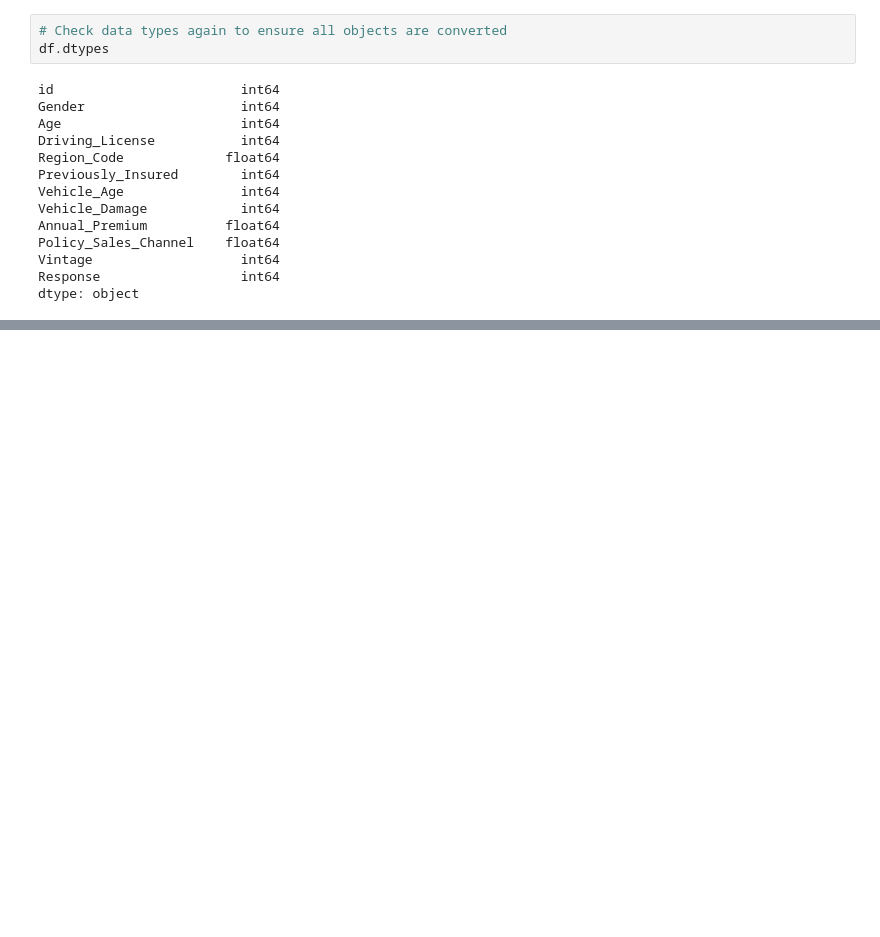
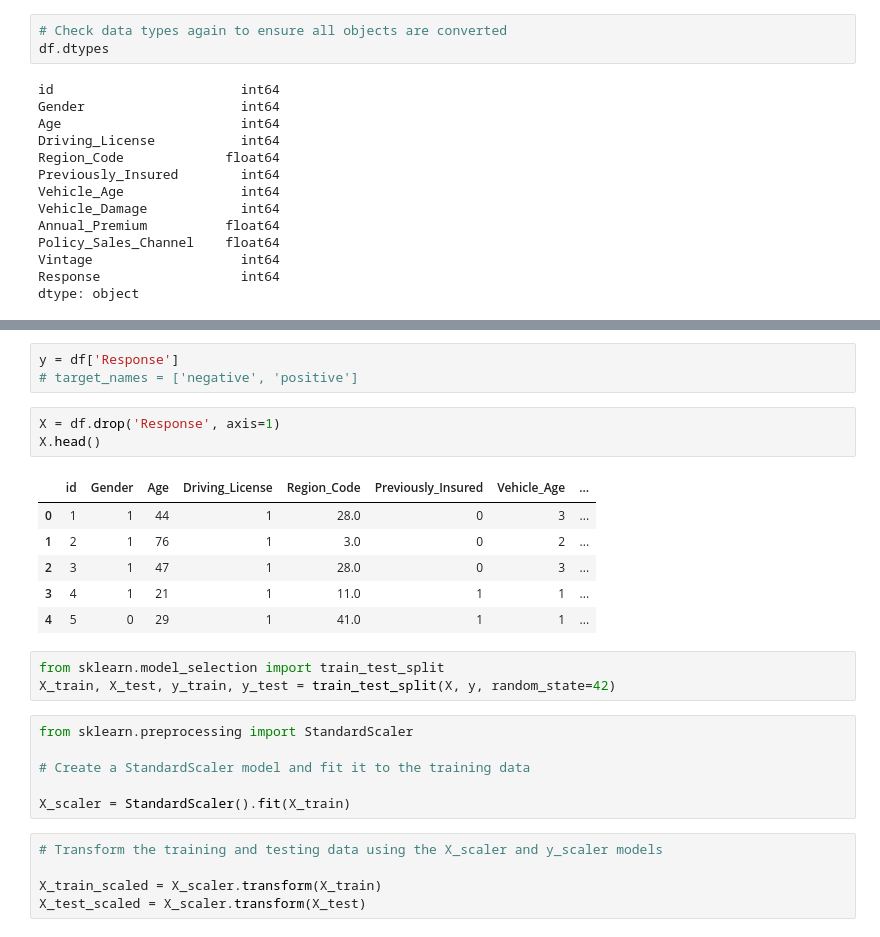
Before and after one commit to szerpa17/cross-sell-predictions, a Jupyter notebook: ml_model_build.ipynb, the cells around one changed output, grey strips where cells are left out. Cells and saved outputs as stored; diff of their text form; blank space fills up the shorter version.

```diff
--- a/ml_model_build.ipynb
+++ b/ml_model_build.ipynb
@@ -84,0 +97,27 @@ dtype: object
+# %%
+y = df['Response']
+# target_names = ['negative', 'positive']
+# %%
+X = df.drop('Response', axis=1)
+X.head()
+# %% [output]
+|  | id | Gender | Age | Driving_License | Region_Code | Previously_Insured | Vehicle_Age | ... |
+| 0 | 1 | 1 | 44 | 1 | 28.0 | 0 | 3 | ... |
+| 1 | 2 | 1 | 76 | 1 | 3.0 | 0 | 2 | ... |
+| 2 | 3 | 1 | 47 | 1 | 28.0 | 0 | 3 | ... |
+| 3 | 4 | 1 | 21 | 1 | 11.0 | 1 | 1 | ... |
+| 4 | 5 | 0 | 29 | 1 | 41.0 | 1 | 1 | ... |
+# %%
+from sklearn.model_selection import train_test_split
+X_train, X_test, y_train, y_test = train_test_split(X, y, random_state=42)
+# %%
+from sklearn.preprocessing import StandardScaler
+
+# Create a StandardScaler model and fit it to the training data
+
+X_scaler = StandardScaler().fit(X_train)
+# %%
+# Transform the training and testing data using the X_scaler and y_scaler models
+
+X_train_scaled = X_scaler.transform(X_train)
+X_test_scaled = X_scaler.transform(X_test)
```
Also changed, not shown: parts of 4 cells of this notebook.
